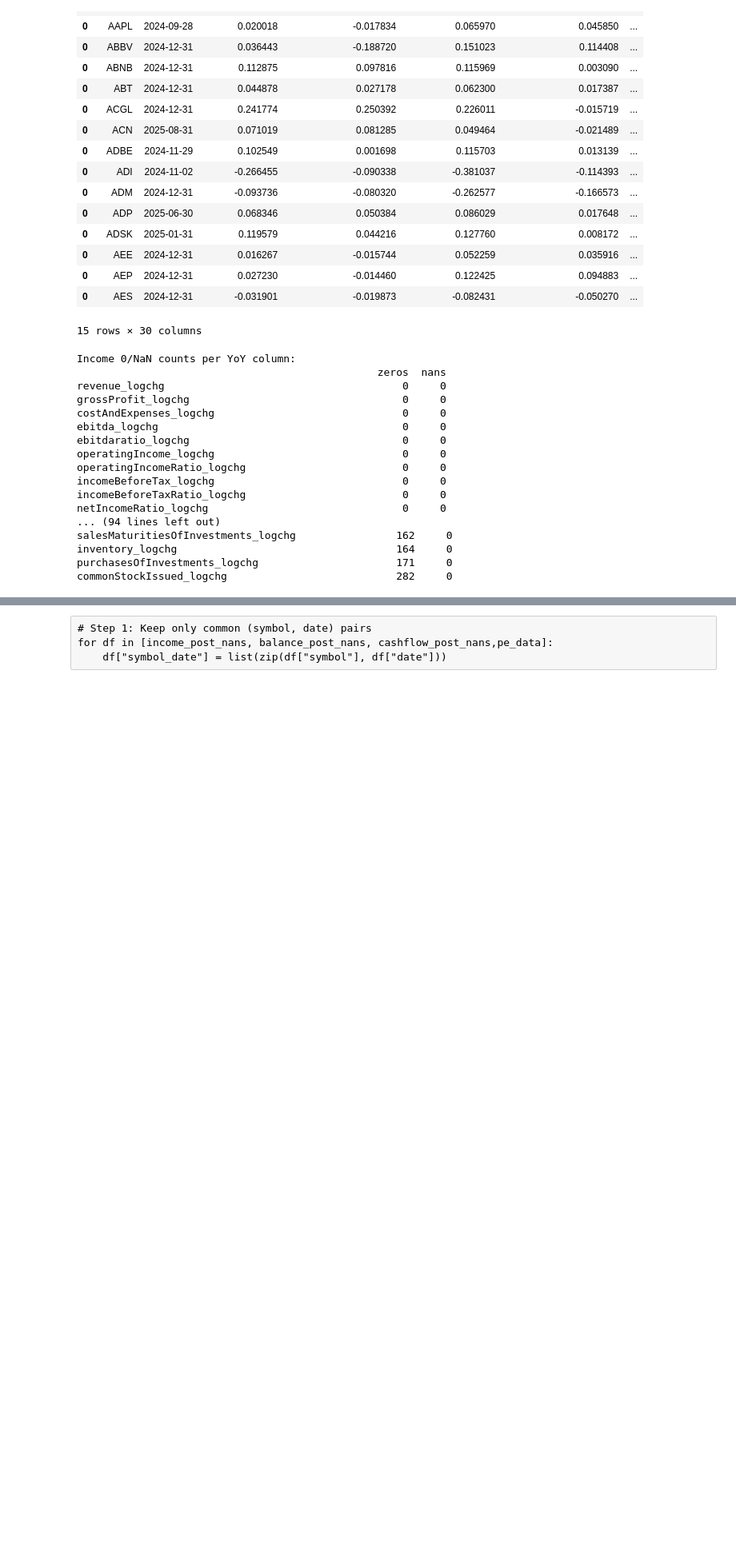
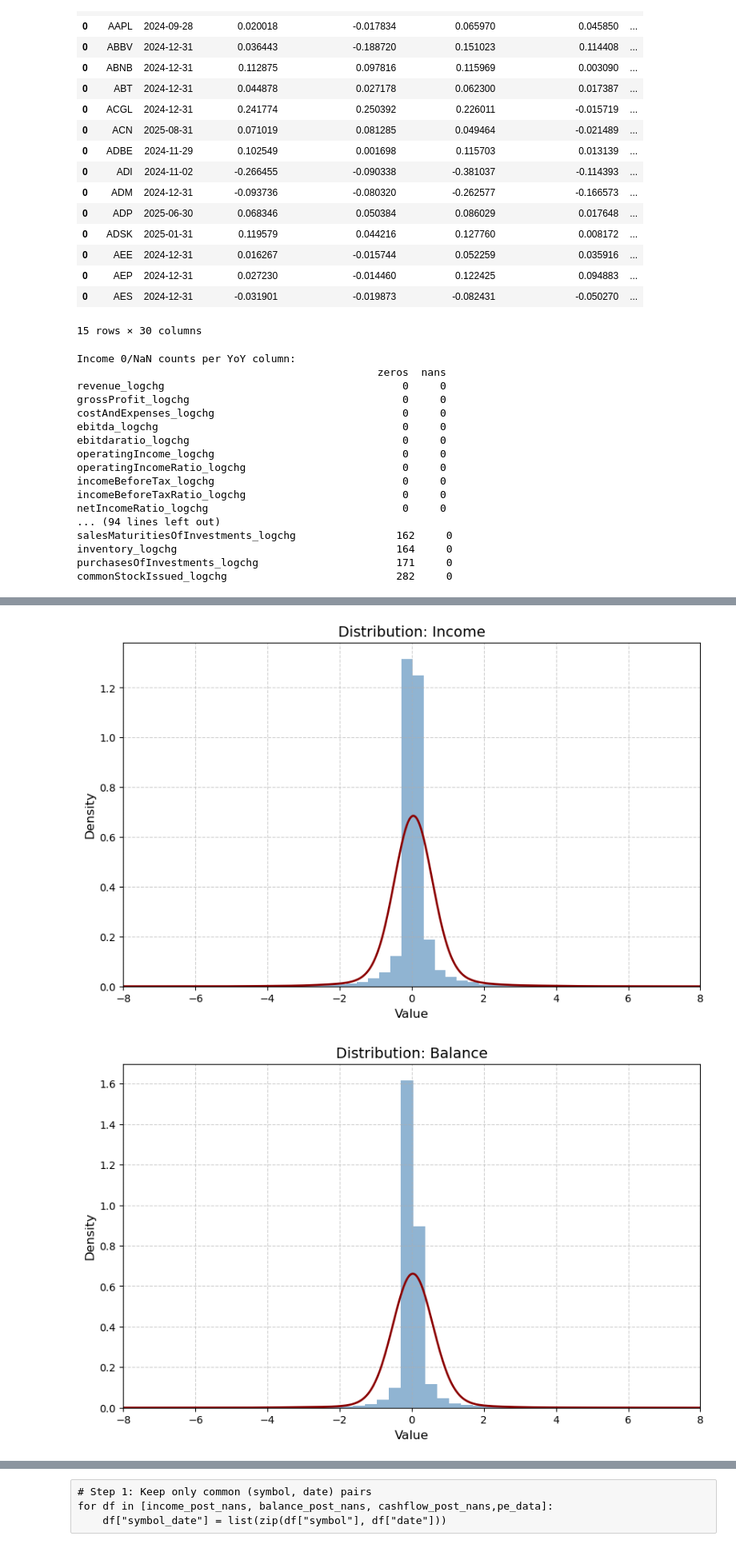
Before and after one commit to Nicholas-Sanso/SPY_Behavior, a Jupyter notebook: contextualizing_pricing_4.ipynb, the cells around one changed output, grey strips where cells are left out. Shown at 80% size. Saved outputs shown, nothing was run; the diff lists cells and outputs as text; code cells hidden in the pictures; blank space fills up the shorter version.

```diff
--- a/contextualizing_pricing_4.ipynb
+++ b/contextualizing_pricing_4.ipynb
@@ -406,28 +408,31 @@ NameError: name 'income_post_nans' is not defined
 # %%
 def OUTLIER_CHECK_2(df, title):
     # Flatten numeric columns into one vector
     numeric_cols = df.select_dtypes(include=["float", "int"]).columns
     values = df[numeric_cols].values.flatten()
     values = values[~np.isnan(values)]  # remove NaNs
 
     plt.figure(figsize=(10, 6))
     plt.hist(values, bins=200, density=True, alpha=0.6, color="steelblue")
 
     # KDE overlay
     kde = gaussian_kde(values)
     xs = np.linspace(-8, 8, 400)
     plt.plot(xs, kde(xs), color="darkred", lw=2)
 
     plt.title(f"Distribution: {title}", fontsize=14)
     plt.xlabel("Value", fontsize=12)
     plt.ylabel("Density", fontsize=12)
     plt.xlim(-8, 8)
     plt.grid(True, linestyle="--", alpha=0.6)
     plt.show()
 
 # Call for each dataset
-OUTLIER_CHECK_2(income_post_nans, "Income")
-OUTLIER_CHECK_2(balance_post_nans, "Balance")
-OUTLIER_CHECK_2(cashflow_post_nans, "Cashflow")
+OUTLIER_CHECK_2(income_log_change, "Income")
+OUTLIER_CHECK_2(balance_log_change, "Balance")
+OUTLIER_CHECK_2(cashflow_log_change, "Cashflow")
 
 # ONLY PURPOSE OF. THIS IS TO CONFIRM WE HAVE SERIOUS OUTLIERS THAT NEED TO BE ADDRESSED
+# %% [output]
+[figure, added]
+[figure, added]
```
Also changed, not shown: parts of 3 cells of this notebook.
